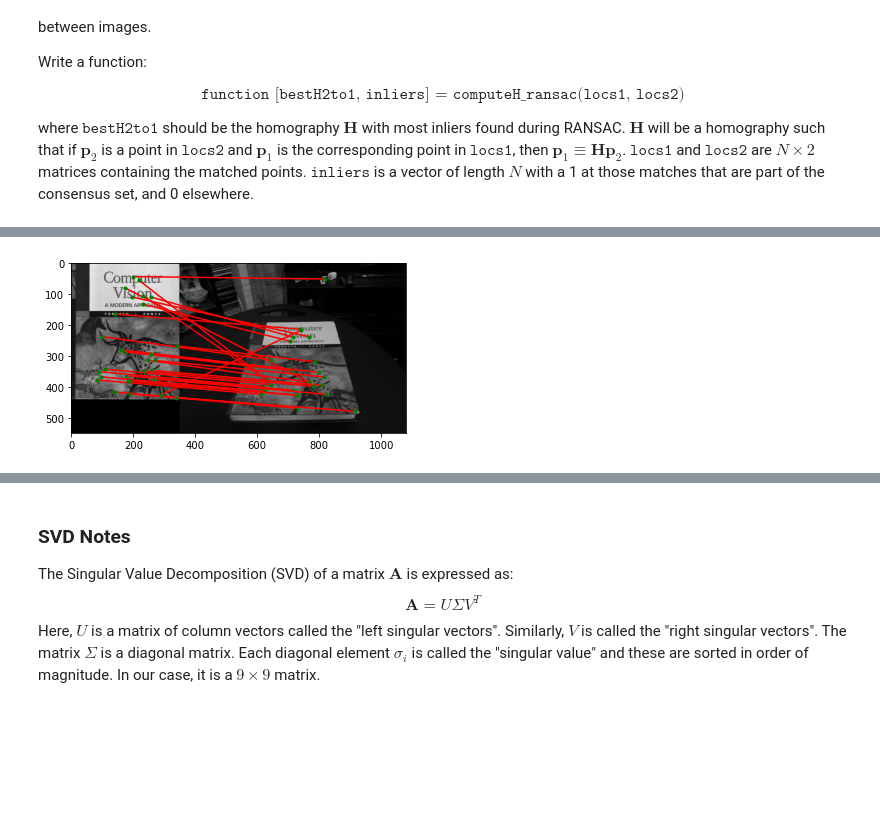
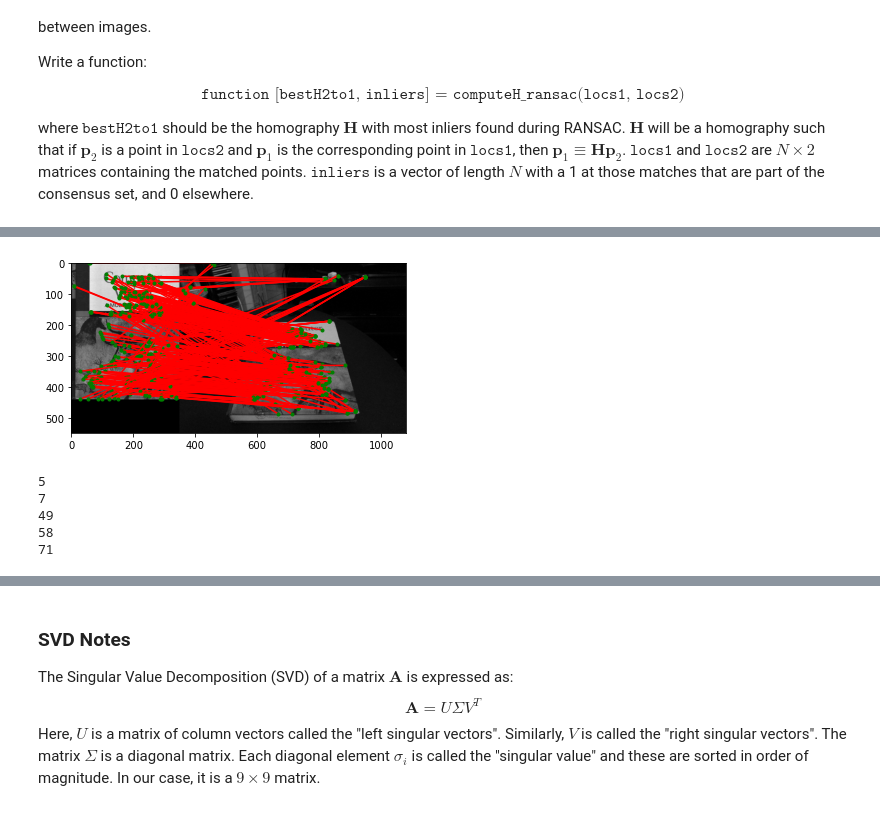
Before and after one commit to haleqiu/16720hw4, a Jupyter notebook: q3.ipynb, the cells around one changed output, grey strips where cells are left out. Saved outputs shown, nothing was run; the diff lists cells and outputs as text; code cells hidden in the pictures; blank space fills up the shorter version.

```diff
--- a/q3.ipynb
+++ b/q3.ipynb
@@ -56,13 +57,13 @@ def computeH(p1, p2):
 im1 = cv2.imread("data/incline_L.png")
 im2 = cv2.imread("data/incline_R.png")
 # %%
-# locs1, desc1 = briefLite(im1)
-# locs2, desc2 = briefLite(im2)
+locs1, desc1 = briefLite(im1)
+locs2, desc2 = briefLite(im2)
 
-# matches = briefMatch(desc1, desc2, ratio=0.8)
-# plotMatches(im1, im2, matches[:50], locs1, locs2)
-# H = computeH(locs1[matches[:,0]].T, locs2[matches[:,1]].T)
-# h, status = cv2.findHomography(locs1[matches[:,0]], locs2[matches[:,1]])
+matches = briefMatch(desc1, desc2, ratio=0.8)
+plotMatches(im1, im2, matches[:50], locs1, locs2)
+H = computeH(locs1[matches[:,0]].T, locs2[matches[:,1]].T)
+h, status = cv2.findHomography(locs1[matches[:,0]], locs2[matches[:,1]])
 # %% [output]
 [figure]
 # %% [markdown]
@@ -182,9 +151,10 @@ Implement the following steps:
 |(a) Text book.| (b) Harry Potter cover.| (c) HarryPotterized Text book|
 || Fig 3.1 Warping for augmented reality. | |
 # %%
-cv_cover = plt.imread('figure/cv_cover.jpg')
-cv_desk = plt.imread('figure/cv_desk.png')
-hp_cover = plt.imread('figure/hp_cover.jpg')
-hp_desk = plt.imread('figure/hp_desk.png')
-cv_desk_gray = cv2.cvtColor(cv_desk,cv2.COLOR_BGRA2GRAY)
-hp_desk_gray = cv2.cvtColor(hp_desk,cv2.COLOR_BGRA2GRAY)
+cv_cover = cv2.imread('figure/cv_cover.jpg')
+
+cv_desk = cv2.imread('figure/cv_desk.png')
+cv_desk = cv2.cvtColor(cv_desk, cv2.COLOR_BGR2RGB)
+hp_cover = cv2.imread('figure/hp_cover.jpg')
+hp_cover = cv2.cvtColor(hp_cover, cv2.COLOR_BGR2RGB)
+hp_desk = cv2.imread('figure/hp_desk.png')
@@ -209,11 +161,27 @@ def plotMatchesGray(im1, im2, matches, locs1, locs2):
 # %%
-locs1, desc1 = briefLite(cv_cover)
-locs2, desc2 = briefLite(cv_desk_gray)
+im1 = cv_cover
+im2 = cv_desk
 
-matches = briefMatch(desc1.squeeze(), desc2.squeeze(), ratio=0.5)
-plotMatchesGray(cv_cover, cv_desk_gray, matches, locs1, locs2)
+locs1, desc1 = briefLite(im1)
+locs2, desc2 = briefLite(im2)
+
+matches = briefMatch(desc1, desc2, ratio=0.8)
+
+p1 = locs1[matches[:, 0], :]
+p1 = np.transpose(p1)
+p2 = locs2[matches[:, 1], :]
+p2 = np.transpose(p2)
+p2_homo = np.concatenate((p2, np.ones([1, p2.shape[1]])), axis=0)
+
+plotMatches(im1, im2, matches, locs1, locs2)
+H, inliers = computeH_ransac(matches,locs1,locs2, tol=2)
 # %% [output]
-[figure, old version]
+[figure, new version]
+5
+7
+49
+58
+71
 # %%
 def compositeH(H, template, img):
     """
```
Also changed, not shown: parts of 8 cells of this notebook.
